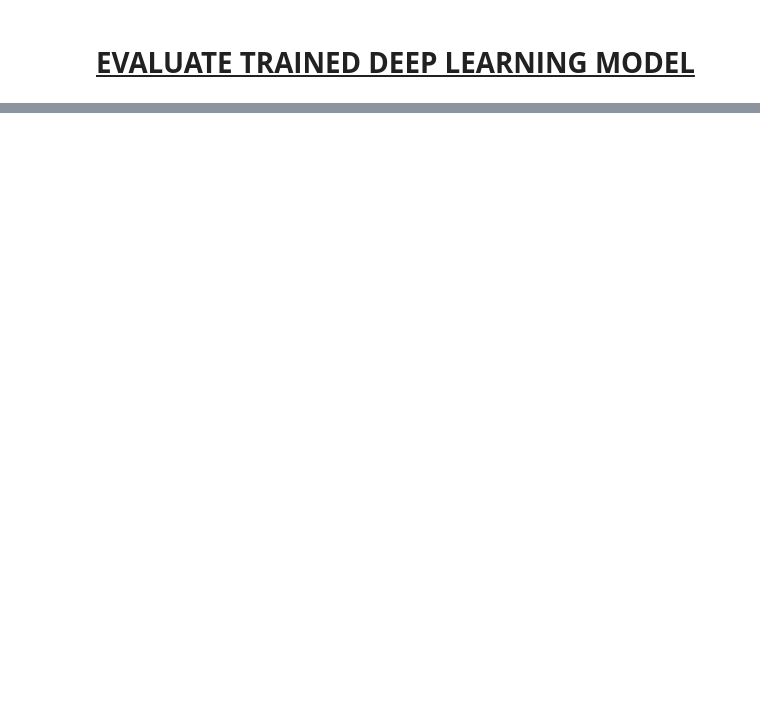
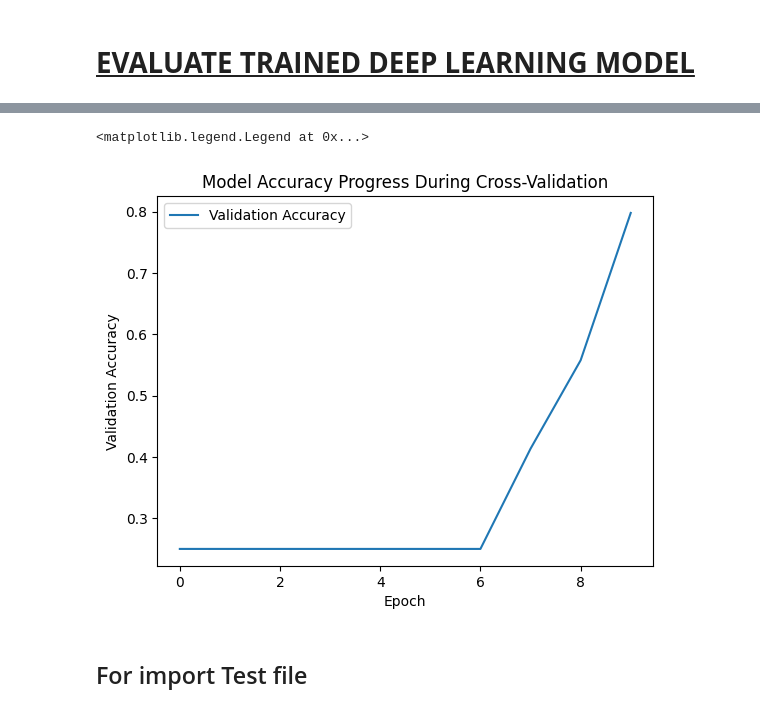
Before and after one commit to FemiAdesola/Data-Science, a Jupyter notebook: Operations_Department.ipynb, the cells around one changed output, grey strips where cells are left out. Saved outputs shown, nothing was run; the diff lists cells and outputs as text; code cells hidden in the pictures; blank space fills up the shorter version.

```diff
--- a/Operations_Department.ipynb
+++ b/Operations_Department.ipynb
@@ -214,0 +322,11 @@ plt.subplots_adjust(wspace = 0.5)  # For adjusting space
+# %%
+plt.plot(history.history['val_accuracy'])
+plt.title('Model Accuracy Progress During Cross-Validation')
+plt.xlabel('Epoch')
+plt.ylabel('Validation Accuracy')
+plt.legend(['Validation Accuracy'])
+# %% [output]
+<matplotlib.legend.Legend at 0x...>
+[figure, added]
+# %% [markdown]
+## For import Test file
```
Also changed, not shown: parts of 24 cells of this notebook.
